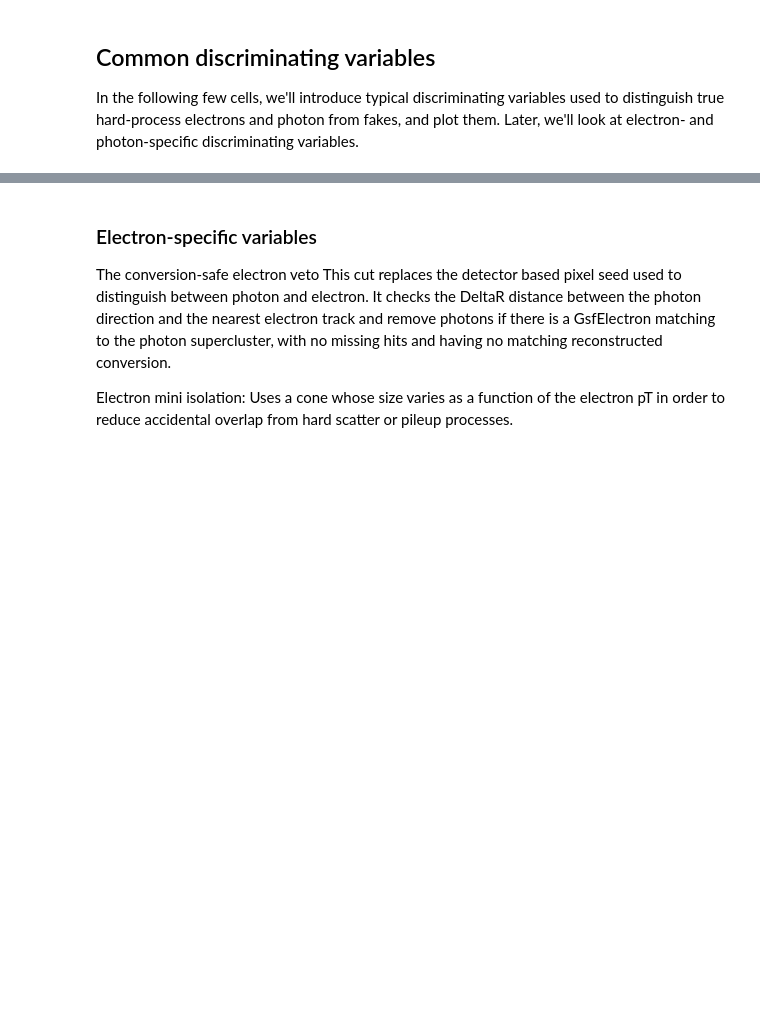
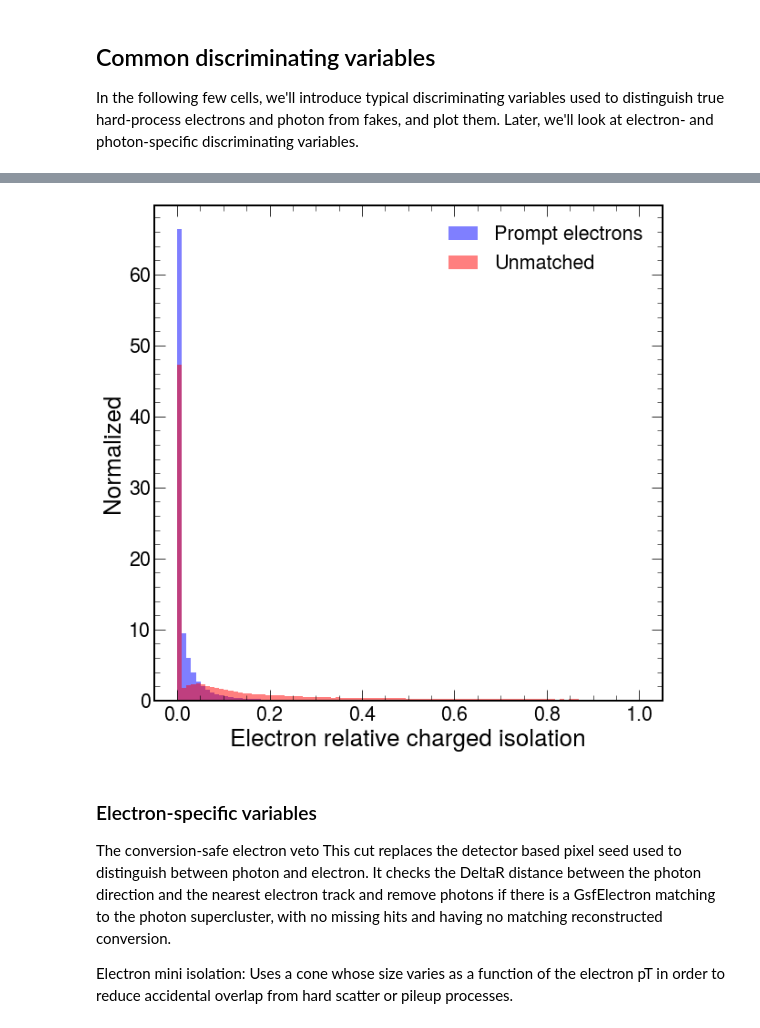
Before and after one commit to FNALLPC/egamma-hats, a Jupyter notebook: exercise.ipynb, the cells around one changed output, grey strips where cells are left out. Cells and saved outputs as stored; diff of their text form; code cells hidden in the pictures; blank space fills up the shorter version.

```diff
--- a/exercise.ipynb
+++ b/exercise.ipynb
@@ -236,3 +324,26 @@ where $\rho$ is the event average energy density computed using FastJet.  $\rho$
+# %%
+%matplotlib inline
+import matplotlib.pyplot as plt
+import mplhep
+plt.style.use(mplhep.style.ROOT)
+
+fig, ax = plt.subplots()
+ax.set_xlabel(r'Electron relative charged isolation')
+common_opts = {
+    'alpha': 0.5,
+    'bins': np.linspace(0, 1, 100),
+    'density': True,
+}
+
+ax.hist(prompt_electrons.pfRelIso03_chg.flatten(), color='blue', label='Prompt electrons', **common_opts)
+# ax.hist(photon_fakes.pfRelIso03_chg.flatten(), color='green', label='Photons', **common_opts)
+# ax.hist(nonprompt_electrons.pfRelIso03_chg.flatten(), color='orange', label='Non-prompt electrons', **common_opts)
+ax.hist(unmatched.pfRelIso03_chg.flatten(), color='red', label='Unmatched', **common_opts)
+
+ax.legend()
+ax.set_ylabel('Normalized' if common_opts['density'] else 'Events');
+# %% [output]
+[figure, added]
 # %% [markdown]
 ### Electron-specific variables
 The conversion-safe electron veto
```
Also changed, not shown: parts of 29 cells of this notebook.
